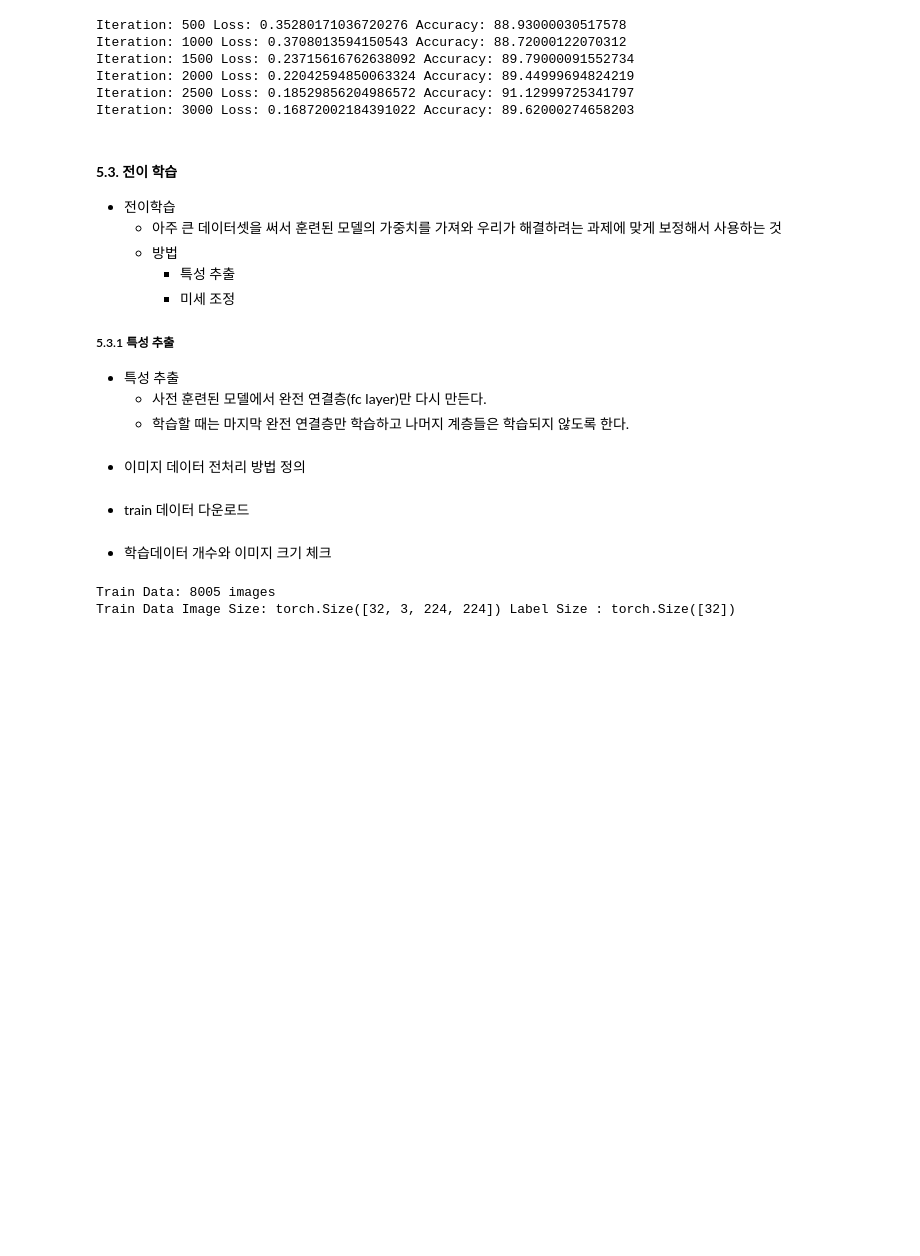
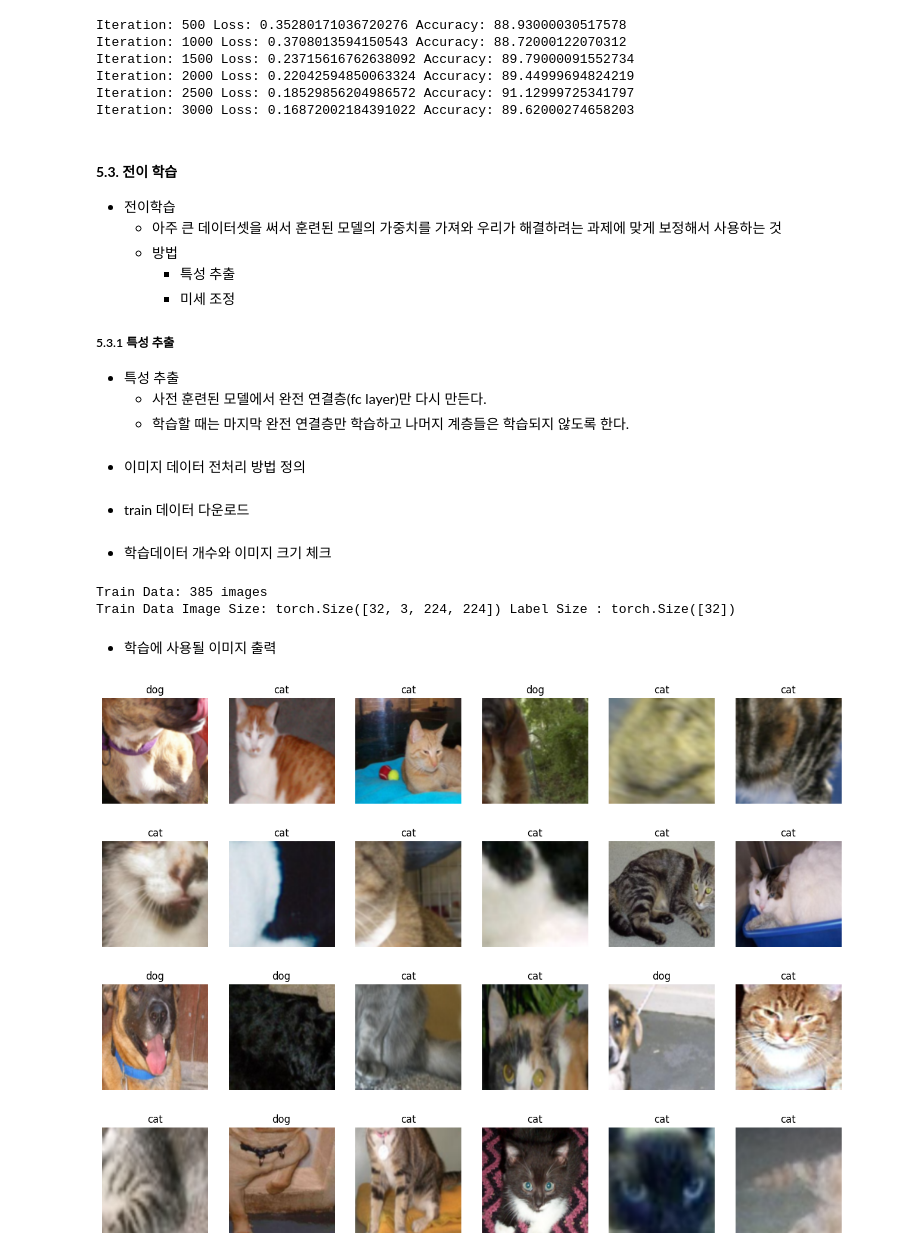
Before and after one commit to HyeJung-Hwang/23-2_MMStudy_Analysis_F, a Jupyter notebook: chap5_practice.ipynb, the cells around one changed output. Cells and saved outputs as stored; diff of their text form; code cells hidden in the pictures; blank space fills up the shorter version.

```diff
--- a/chap5_practice.ipynb
+++ b/chap5_practice.ipynb
@@ -263,7 +263,7 @@ transform = transforms.Compose(
 # %% [markdown]
 - train  데이터 다운로드
 # %%
-data_path = "/Users/hwanghyejeong/Downloads/training_set"
+data_path = "/Users/hwanghyejeong/Documents/projects/boaz/analysis/23-2_MMStudy_Analysis_F/080289/chap05/data/catanddog/train"
 train_dataset = torchvision.datasets.ImageFolder(data_path,transform=transform)
 # %% [markdown]
 - 학습데이터 개수와 이미지 크기 체크
@@ -282,5 +282,21 @@ test_dataloader = load_data_using_mini_batch(test_dataset,mini_batch_size)
 images, labels = next(iter(train_dataloader))
 print(f"Train Data Image Size: {images.size()} Label Size : {labels.size()}")
 # %% [output]
-Train Data: 8005 images
+Train Data: 385 images
 Train Data Image Size: torch.Size([32, 3, 224, 224]) Label Size : torch.Size([32])
+# %% [markdown]
+- 학습에 사용될 이미지 출력
+# %%
+import matplotlib.pyplot as plt
+import numpy as np
+samples, labels = next(iter(train_dataloader))
+classes = {0:'cat', 1:'dog'}
+fig = plt.figure(figsize=(16,24))
+for i in range(24):
+    a = fig.add_subplot(4,6,i+1)
+    a.set_title(classes[labels[i].item()])
+    a.axis('off')
+    a.imshow(np.transpose(samples[i].numpy(), (1,2,0)))
+plt.subplots_adjust(bottom=0.2, top=0.6, hspace=0)
+# %% [output]
+[figure, added]
```
